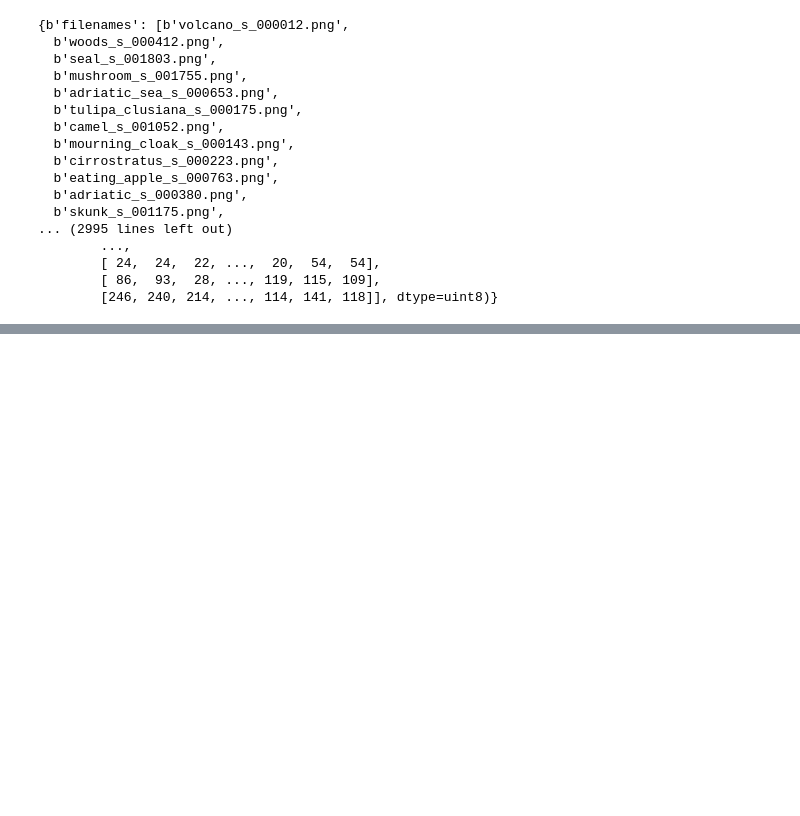
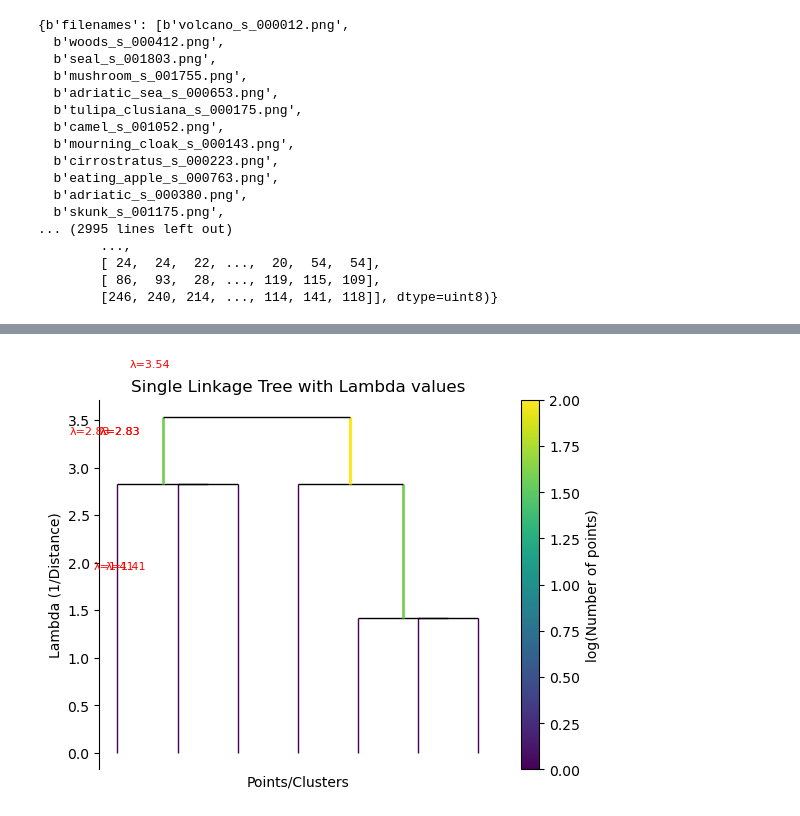
Before and after one commit to ntuanh/TrainingFIL, a Jupyter notebook: AI/ML/Labs_2/HBDSCAN.ipynb, the cells around one changed output, grey strips where cells are left out. Drawn from its saved outputs; the diff is of its cells as text; code cells hidden in the pictures; blank space fills up the shorter version.

```diff
--- a/AI/ML/Labs_2/HBDSCAN.ipynb
+++ b/AI/ML/Labs_2/HBDSCAN.ipynb
@@ -140,0 +174,34 @@ unpickle(file_test)
+# %%
+import numpy as np
+import matplotlib.pyplot as plt
+import hdbscan
+
+# Tạo dữ liệu mẫu
+data = np.array([
+    [0, 0], [1, 1], [2, 2],
+    [4.5, 4.5], [6, 6], [6.5, 6.5],
+    [7 , 7]
+])
+
+# Chạy HDBSCAN
+clusterer = hdbscan.HDBSCAN(min_cluster_size=2)
+clusterer.fit(data)
+
+# Vẽ Single Linkage Tree
+clusterer.single_linkage_tree_.plot()
+
+# THÊM: Sau khi plot xong mới lấy trục hiện tại để annotate
+ax = plt.gca()
+
+# Annotate các giá trị Lambda
+for child, parent, lambda_val, child_size in clusterer.single_linkage_tree_.to_numpy():
+    x = (child + parent) / 2  # x là trung điểm giữa 2 node
+    y = lambda_val            # y là giá trị lambda
+    ax.text(x, y + 0.5, f"λ={lambda_val:.2f}", ha='center', va='bottom', fontsize=8, color='red')
+
+plt.title('Single Linkage Tree with Lambda values')
+plt.xlabel('Points/Clusters')
+plt.ylabel('Lambda (1/Distance)')
+plt.show()
+# %% [output]
+[figure, added]
```
Also changed, not shown: parts of 6 cells of this notebook.
